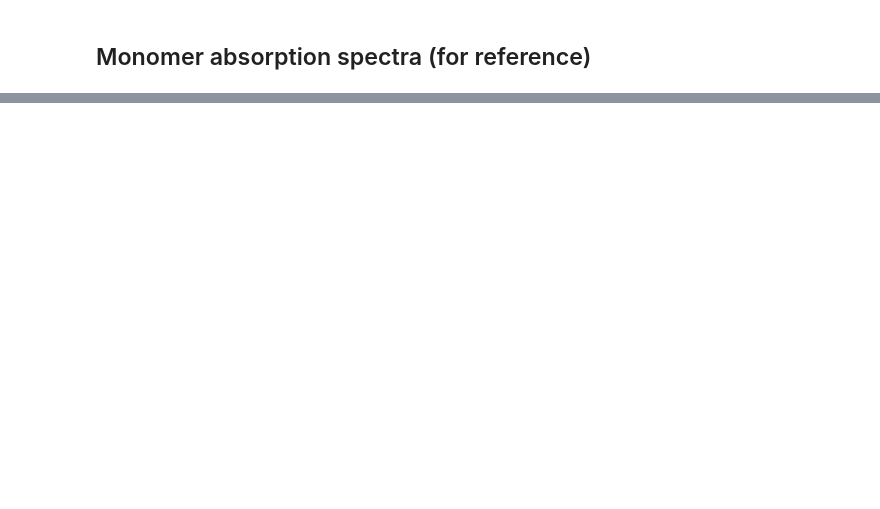
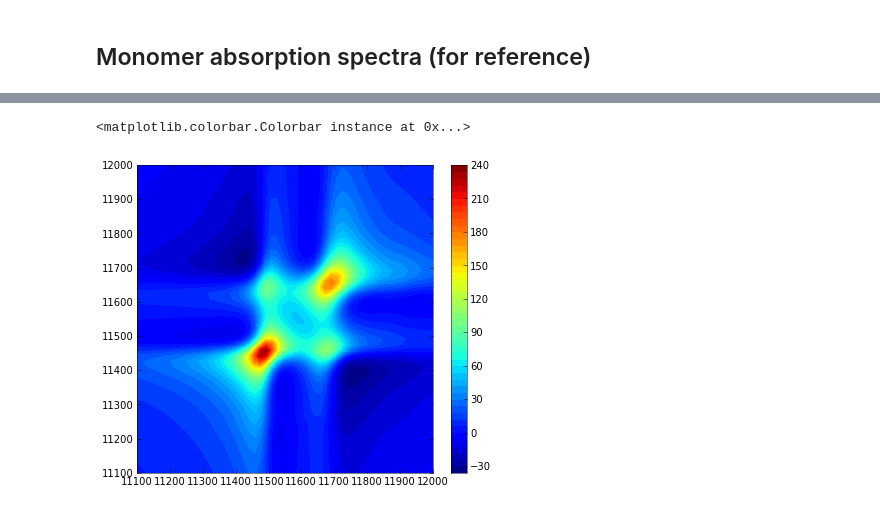
Before and after one commit to whaley-group-berkeley/qspectra, a Jupyter notebook: examples/Jonas dimer with dissipative dynamics.ipynb, the cells around one changed output, grey strips where cells are left out. Cells and saved outputs as stored; diff of their text form; code cells hidden in the pictures; blank space fills up the shorter version.

```diff
--- a/examples/Jonas dimer with dissipative dynamics.ipynb
+++ b/examples/Jonas dimer with dissipative dynamics.ipynb
@@ -60,0 +64,7 @@ xlim(11000, 12000)
+# %%
+%%time
+(t1, t2, t3), X = third_order_response(dimer, coherence_time_max=1000,
+                                       population_times=np.linspace(0, 1500, num=100),
+                                       geometry='-++', polarization='xxxx',
+                                       heisenberg_picture_t3=True, include_signal='GSB',
+                                       exact_isotropic_average=True)
@@ -60,0 +74,12 @@ xlim(11000, 12000)
+# %%
+f1, X_ftt = fourier_transform(t1, X, 0, rw_freq=dimer.rw_freq, reverse_freq=True, unit_convert=CM_FS)
+f3, X_ftf = fourier_transform(t3, X_ftt, 2, rw_freq=dimer.rw_freq, unit_convert=CM_FS)
+# %%
+figure(figsize=(6,5))
+contourf(f3, f1, X_ftf[:,0,:].real.T, 50)
+xlim(11100, 12000)
+ylim(11100, 12000)
+colorbar()
+# %% [output]
+<matplotlib.colorbar.Colorbar instance at 0x...>
+[figure, added]
```
Also changed, not shown: parts of 11 cells of this notebook, 1 other file.
